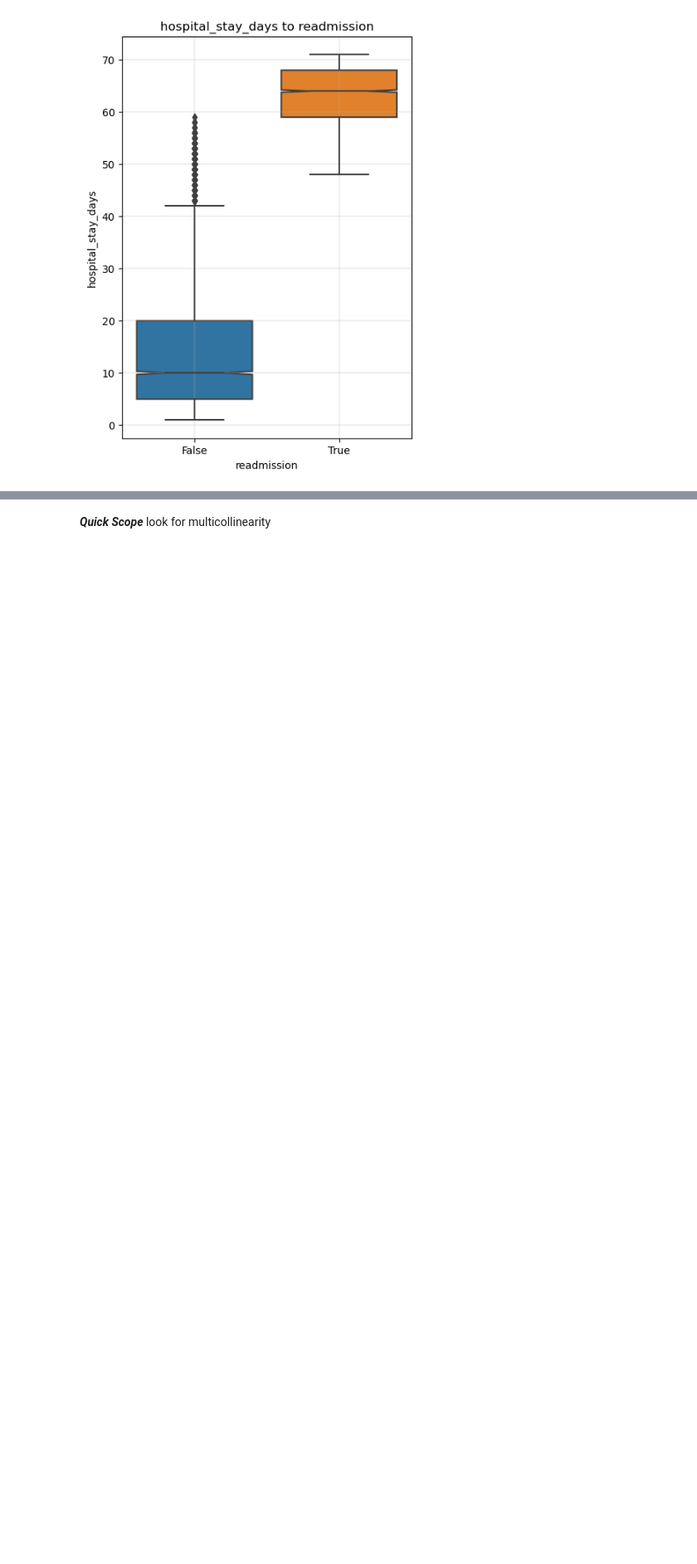
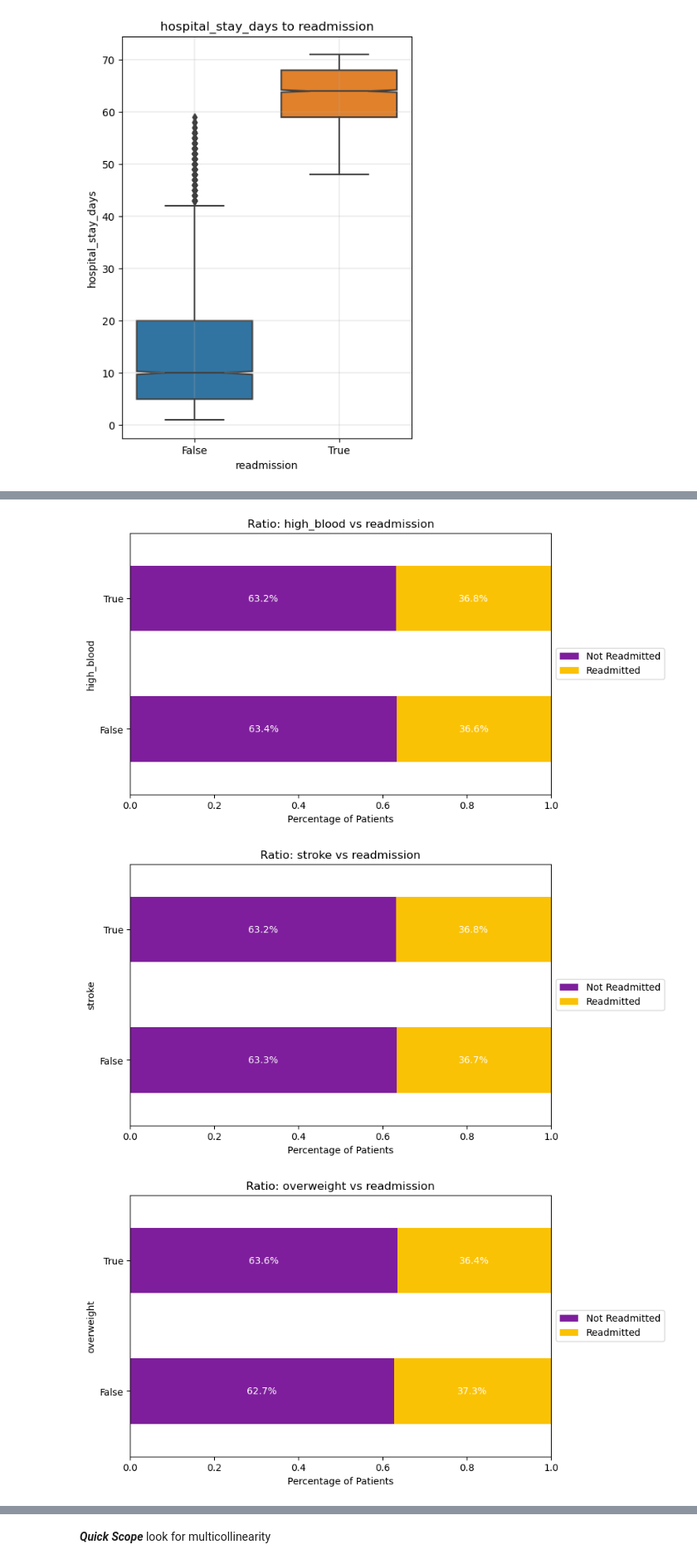
Before and after one commit to DesireeMcElroy/WGU_MSDA, a Jupyter notebook: D208-Predictive_Modeling/logistic_regression_task2.ipynb, the cells around one changed output, grey strips where cells are left out. Shown at 83% size. Cells and saved outputs as stored; diff of their text form; code cells hidden in the pictures; blank space fills up the shorter version.

```diff
--- a/D208-Predictive_Modeling/logistic_regression_task2.ipynb
+++ b/D208-Predictive_Modeling/logistic_regression_task2.ipynb
@@ -477,0 +530,30 @@ for i in ordinal_vars:
+# %%
+for i in boolean_vars:
+    # Create a crosstab and normalize it to get percentages
+    crosstab = pd.crosstab(df[i], df['readmission'], normalize='index')
+
+    # Rename columns for clarity
+    crosstab.columns = ['Not Readmitted', 'Readmitted']
+
+    # Plot a percent stacked bar chart
+    fig, ax = plt.subplots(figsize=(8, 5))
+    crosstab.plot(kind='barh', stacked=True, color=['#7E1E9C', '#FAC205'], ax=ax)
+
+    # Add labels and title
+    plt.title(f'Ratio: {i} vs readmission')
+    plt.xlabel('Percentage of Patients')
+    plt.ylabel(i)
+    plt.legend(loc='center left', bbox_to_anchor=(1, 0.5))
+    plt.xlim([0, 1])  # Set the x-axis limit to 1 (100%)
+
+    # Add percentage labels inside the bars
+    for i in range(len(crosstab)):
+        for j in range(len(crosstab.columns)):
+            ax.text(crosstab.iloc[i].cumsum()[j] - crosstab.iloc[i][j]/2, i, f"{crosstab.iloc[i][j]*100:.1f}%",
+                    color="white", ha="center", va="center")
+
+    plt.show()
+# %% [output]
+[figure, added]
+[figure, added]
+[figure, added]
```
Also changed, not shown: parts of 55 cells of this notebook.
